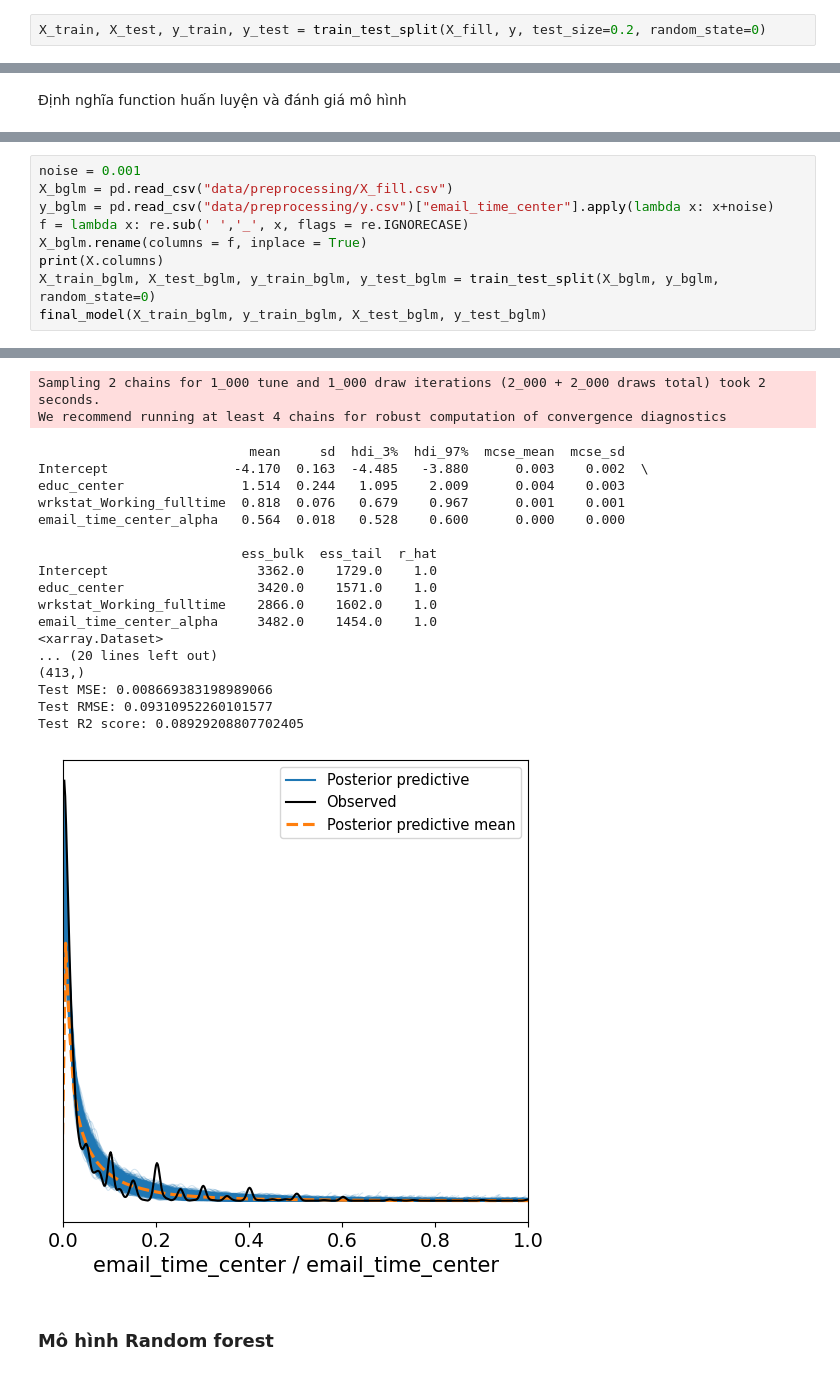
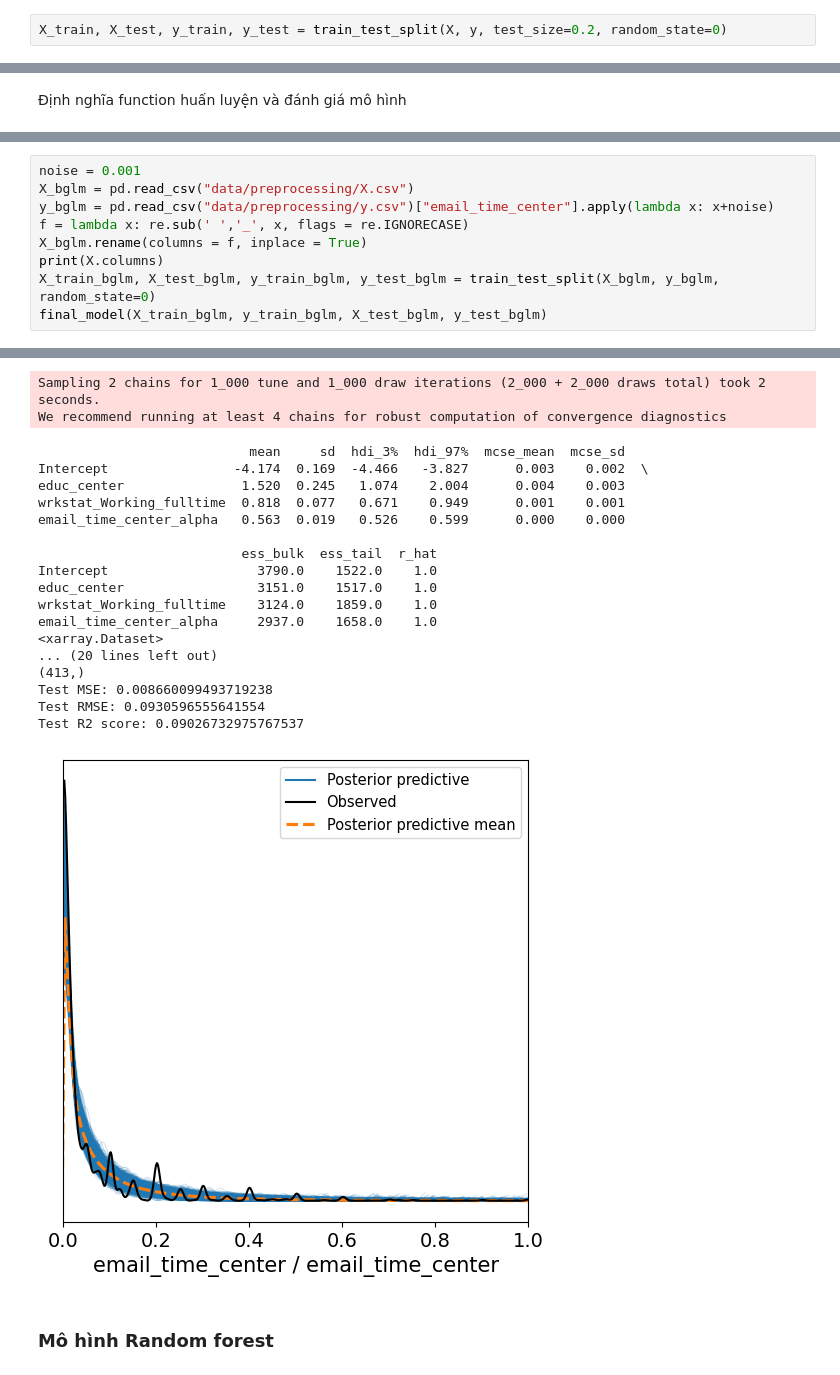
Before and after one commit to batman0911/social-stat-final-term, a Jupyter notebook: report.ipynb, the cells around one changed output, grey strips where cells are left out. Cells and saved outputs as stored; diff of their text form.

```diff
--- a/report.ipynb
+++ b/report.ipynb
@@ -449,7 +449,7 @@ y.to_csv('./data/preprocessing/y.csv', index=False)
 # %% [markdown]
 Chia tập train, test với tỉ lệ 80/20, cố định `random_state = 42`
 # %%
-X_train, X_test, y_train, y_test = train_test_split(X_fill, y, test_size=0.2, random_state=0)
+X_train, X_test, y_train, y_test = train_test_split(X, y, test_size=0.2, random_state=0)
 # %%
 y_train.info()
 # %% [output]
@@ -507,7 +507,7 @@ def final_model(X_train, y_train, X_test, y_test):
     print(f'Test R2 score: {r2}')
 # %%
 noise = 0.001
-X_bglm = pd.read_csv("data/preprocessing/X_fill.csv")
+X_bglm = pd.read_csv("data/preprocessing/X.csv")
 y_bglm = pd.read_csv("data/preprocessing/y.csv")["email_time_center"].apply(lambda x: x+noise)
 f = lambda x: re.sub(' ','_', x, flags = re.IGNORECASE)
 X_bglm.rename(columns = f, inplace = True)
@@ -540,23 +540,23 @@ NUTS: [email_time_center_alpha, Intercept, educ_center, wrkstat_Working_fulltime
 Sampling 2 chains for 1_000 tune and 1_000 draw iterations (2_000 + 2_000 draws total) took 2 seconds.
 We recommend running at least 4 chains for robust computation of convergence diagnostics
                            mean     sd  hdi_3%  hdi_97%  mcse_mean  mcse_sd
-Intercept                -4.170  0.163  -4.485   -3.880      0.003    0.002  \
-educ_center               1.514  0.244   1.095    2.009      0.004    0.003
-wrkstat_Working_fulltime  0.818  0.076   0.679    0.967      0.001    0.001
-email_time_center_alpha   0.564  0.018   0.528    0.600      0.000    0.000
+Intercept                -4.174  0.169  -4.466   -3.827      0.003    0.002  \
+educ_center               1.520  0.245   1.074    2.004      0.004    0.003
+wrkstat_Working_fulltime  0.818  0.077   0.671    0.949      0.001    0.001
+email_time_center_alpha   0.563  0.019   0.526    0.599      0.000    0.000
 
                           ess_bulk  ess_tail  r_hat
-Intercept                   3362.0    1729.0    1.0
-educ_center                 3420.0    1571.0    1.0
-wrkstat_Working_fulltime    2866.0    1602.0    1.0
-email_time_center_alpha     3482.0    1454.0    1.0
+Intercept                   3790.0    1522.0    1.0
+educ_center                 3151.0    1517.0    1.0
+wrkstat_Working_fulltime    3124.0    1859.0    1.0
+email_time_center_alpha     2937.0    1658.0    1.0
 <xarray.Dataset>
 ... (20 lines left out)
 (413,)
-Test MSE: 0.008669383198989066
-Test RMSE: 0.09310952260101577
-Test R2 score: 0.08929208807702405
+Test MSE: 0.008660099493719238
+Test RMSE: 0.0930596555641554
+Test R2 score: 0.09026732975767537
-[figure, old version]
+[figure, new version]
 # %% [markdown]
 ### Mô hình Random forest
 # %% [markdown]
```
Also changed, not shown: parts of 7 cells of this notebook, 2 other files.
